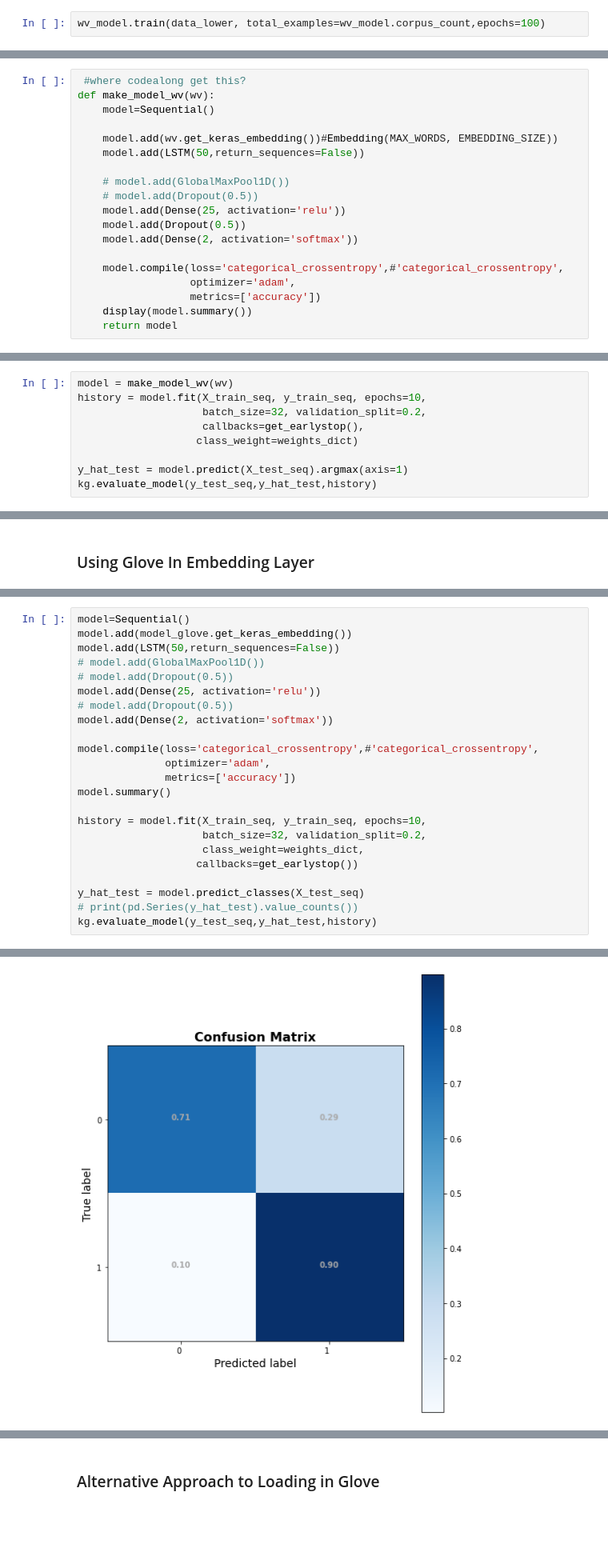
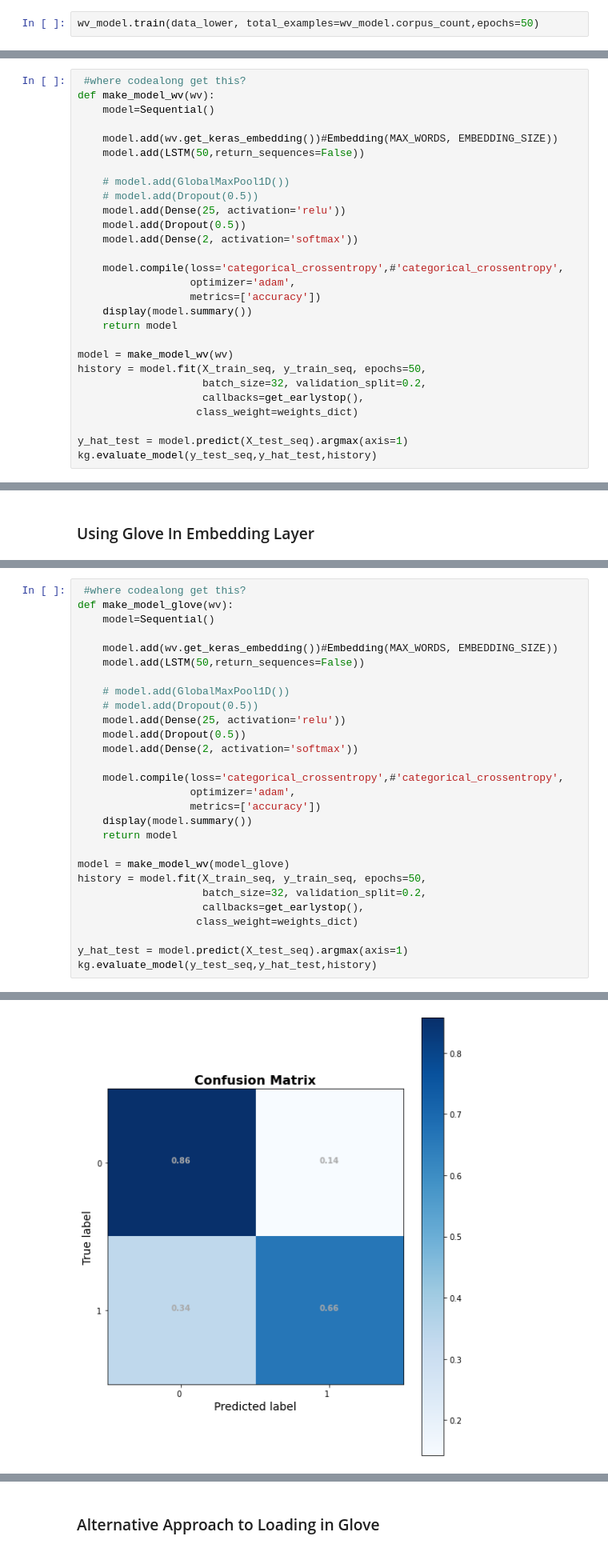
Before and after one commit to learn-co-curriculum/aug-ds-ft-2020-notebooks, a Jupyter notebook: capstone/deep_nlp_revisted_01062021/deep_nlp_revisited.ipynb, the cells around one changed output, grey strips where cells are left out. Shown: that part at 80% size. Drawn from its saved outputs; the diff is of its cells as text; blank space fills up the shorter version.

```diff
--- a/capstone/deep_nlp_revisted_01062021/deep_nlp_revisited.ipynb
+++ b/capstone/deep_nlp_revisted_01062021/deep_nlp_revisited.ipynb
@@ -259,5 +247,5 @@ wv_model
 # %% [output]
 <gensim.models.word2vec.Word2Vec at 0x...>
 # %%
-wv_model.train(data_lower, total_examples=wv_model.corpus_count,epochs=100)
+wv_model.train(data_lower, total_examples=wv_model.corpus_count,epochs=50)
 # %% [output]
@@ -747,3 +805,12 @@ def make_model_wv(wv):
                   metrics=['accuracy'])
     display(model.summary())
     return model
+
+model = make_model_wv(wv)
+history = model.fit(X_train_seq, y_train_seq, epochs=50,
+                    batch_size=32, validation_split=0.2,
+                    callbacks=get_earlystop(),
+                   class_weight=weights_dict)
+
+y_hat_test = model.predict(X_test_seq).argmax(axis=1)
+kg.evaluate_model(y_test_seq,y_hat_test,history)
@@ -750,9 +866,0 @@ def make_model_wv(wv):
-# %%
-model = make_model_wv(wv)
-history = model.fit(X_train_seq, y_train_seq, epochs=10,
-                    batch_size=32, validation_split=0.2,
-                    callbacks=get_earlystop(),
-                   class_weight=weights_dict)
-
-y_hat_test = model.predict(X_test_seq).argmax(axis=1)
-kg.evaluate_model(y_test_seq,y_hat_test,history)
@@ -898,24 +972,29 @@ ___
 # %%
-model=Sequential()
-model.add(model_glove.get_keras_embedding())
-model.add(LSTM(50,return_sequences=False))
-# model.add(GlobalMaxPool1D())
-# model.add(Dropout(0.5))
-model.add(Dense(25, activation='relu'))
-# model.add(Dropout(0.5))
-model.add(Dense(2, activation='softmax'))
+ #where codealong get this?
+def make_model_glove(wv):
+    model=Sequential()
 
-model.compile(loss='categorical_crossentropy',#'categorical_crossentropy',
-              optimizer='adam',
-              metrics=['accuracy'])
-model.summary()
+    model.add(wv.get_keras_embedding())#Embedding(MAX_WORDS, EMBEDDING_SIZE))
+    model.add(LSTM(50,return_sequences=False))
 
-history = model.fit(X_train_seq, y_train_seq, epochs=10,
+    # model.add(GlobalMaxPool1D())
+    # model.add(Dropout(0.5))
+    model.add(Dense(25, activation='relu'))
+    model.add(Dropout(0.5))
+    model.add(Dense(2, activation='softmax'))
+
+    model.compile(loss='categorical_crossentropy',#'categorical_crossentropy',
+                  optimizer='adam',
+                  metrics=['accuracy'])
+    display(model.summary())
+    return model
+
+model = make_model_wv(model_glove)
+history = model.fit(X_train_seq, y_train_seq, epochs=50,
                     batch_size=32, validation_split=0.2,
-                    class_weight=weights_dict,
-                   callbacks=get_earlystop())
+                    callbacks=get_earlystop(),
+                   class_weight=weights_dict)
 
-y_hat_test = model.predict_classes(X_test_seq)
-# print(pd.Series(y_hat_test).value_counts())
+y_hat_test = model.predict(X_test_seq).argmax(axis=1)
 kg.evaluate_model(y_test_seq,y_hat_test,history)
 # %% [output]
@@ -951 +1044 @@ weighted avg       0.83      0.84      0.83       147
-[figure, old version]
+[figure, new version]
```
Also changed, not shown: parts of 87 cells of this notebook, 1 other file.
